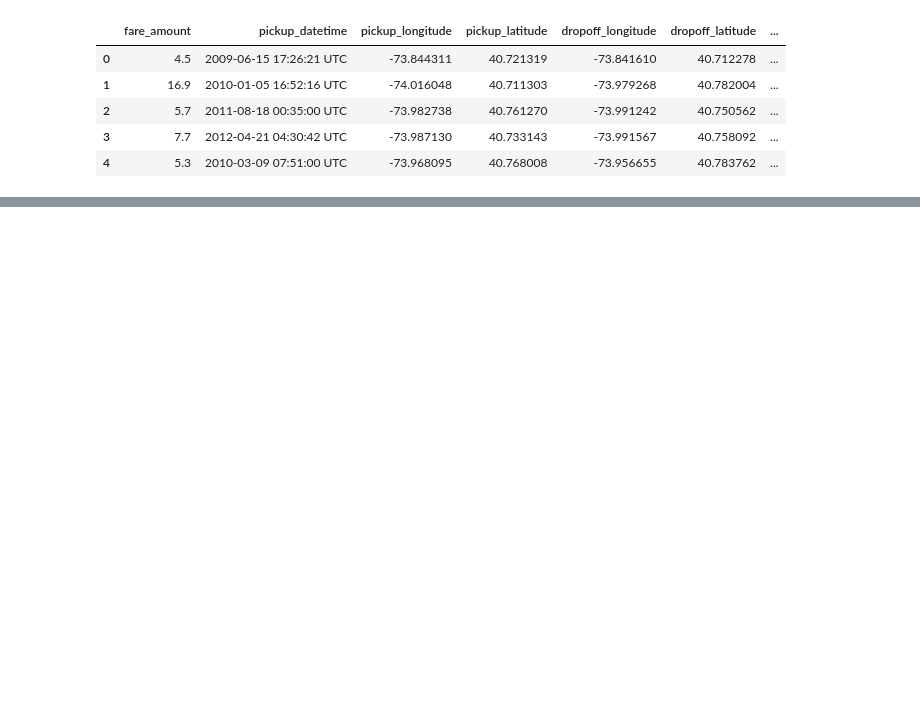
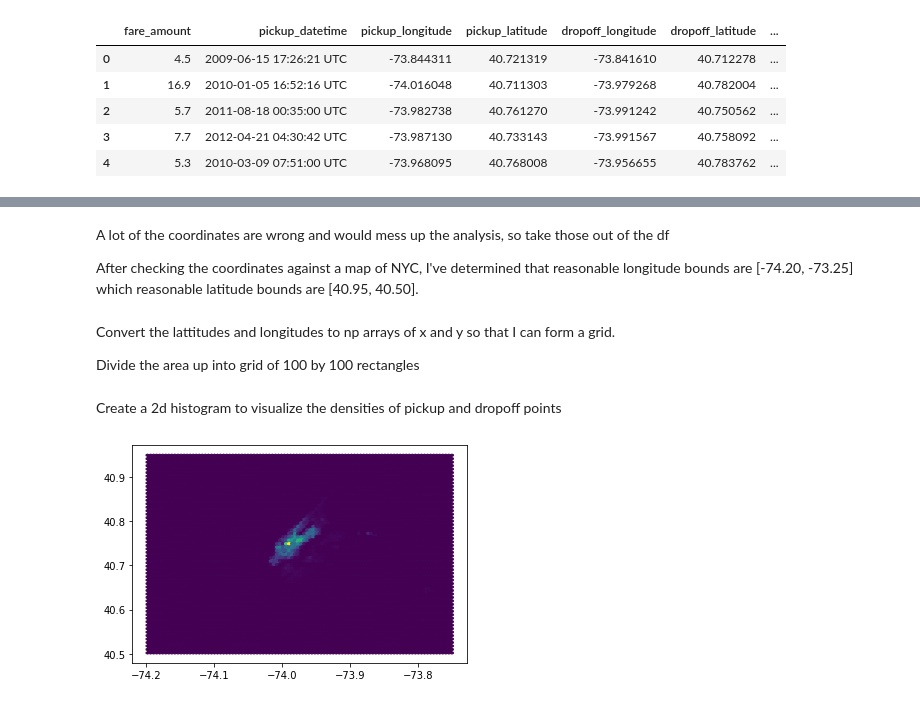
Before and after one commit to cla24/taxi_fare_weather, a Jupyter notebook: fare_weather.ipynb, the cells around one changed output, grey strips where cells are left out. Saved outputs shown, nothing was run; the diff lists cells and outputs as text; code cells hidden in the pictures; blank space fills up the shorter version.

Commit message:
final analysis for project

```diff
--- a/fare_weather.ipynb
+++ b/fare_weather.ipynb
@@ -33,0 +49,3 @@ df['heavy_snow'] = df.apply(lambda x: heavy_snow(x['SNOW']), axis=1)
+# %%
+df = df[df['fare_amount'] > 1.5]
+df = df[df['fare_amount'] < 60]
@@ -33,0 +54,4 @@ df['heavy_snow'] = df.apply(lambda x: heavy_snow(x['SNOW']), axis=1)
+# %%
+df = df[df['distance_traveled_km'] <= df['distance_traveled_km'].quantile(.95)]
+df = df[df['distance_traveled_km'] > 0]
+df['distance_traveled_km'].describe()
@@ -33,0 +83,48 @@ df['heavy_snow'] = df.apply(lambda x: heavy_snow(x['SNOW']), axis=1)
+# %% [markdown]
+A lot of the coordinates are wrong and would mess up the analysis, so take those out of the df
+
+After checking the coordinates against a map of NYC, I've determined that reasonable longitude bounds are [-74.20, -73.25] which reasonable latitude bounds are [40.95, 40.50].
+# %%
+# lower bound for latitude
+df = df[df['pickup_latitude'] >= 40.5]
+df = df[df['dropoff_latitude'] >= 40.5]
+
+# upper bound for latitude
+df = df[df['pickup_latitude'] <= 40.95]
+df = df[df['dropoff_latitude'] <= 40.95]
+
+# upper bound for longitude
+df = df[df['pickup_longitude'] <= -73.75]
+df = df[df['dropoff_longitude'] <= -73.75]
+
+# lower bound for longitude
+df = df[df['pickup_longitude'] >= -74.2]
+df = df[df['dropoff_longitude'] >= -74.2]
+# %% [markdown]
+Convert the lattitudes and longitudes to np arrays of x and y so that I can form a grid.
+
+Divide the area up into grid of 100 by 100 rectangles
+# %%
+y = np.concatenate([df['pickup_latitude'].to_numpy(), df['dropoff_latitude'].to_numpy()])
+x = np.concatenate([df['pickup_longitude'].to_numpy(), df['dropoff_longitude'].to_numpy()])
+
+bottom_left, bottom_right = (x.min(), y.min()), (x.max(), y.min())
+top_left, top_right = (x.min(), y.max()), (x.max(), y.max())
+
+cols = np.linspace(bottom_left[0], bottom_right[0], num=100)
+rows = np.linspace(bottom_left[1], top_left[1], num=100)
+
+
+# create columns for each observation's dropoff and pickup places in the grid
+df['pick_col'] = np.searchsorted(cols, df['pickup_longitude'])
+df['drop_col'] = np.searchsorted(cols, df['dropoff_longitude'])
+
+df['pick_row'] = np.searchsorted(rows, df['pickup_latitude'])
+df['drop_row'] = np.searchsorted(rows, df['dropoff_latitude'])
+# %% [markdown]
+Create a 2d histogram to visualize the densities of pickup and dropoff points
+# %%
+plt.hexbin(x,y)
+plt.show()
+# %% [output]
+[figure, added]
```
Also changed, not shown: parts of 44 cells of this notebook.
